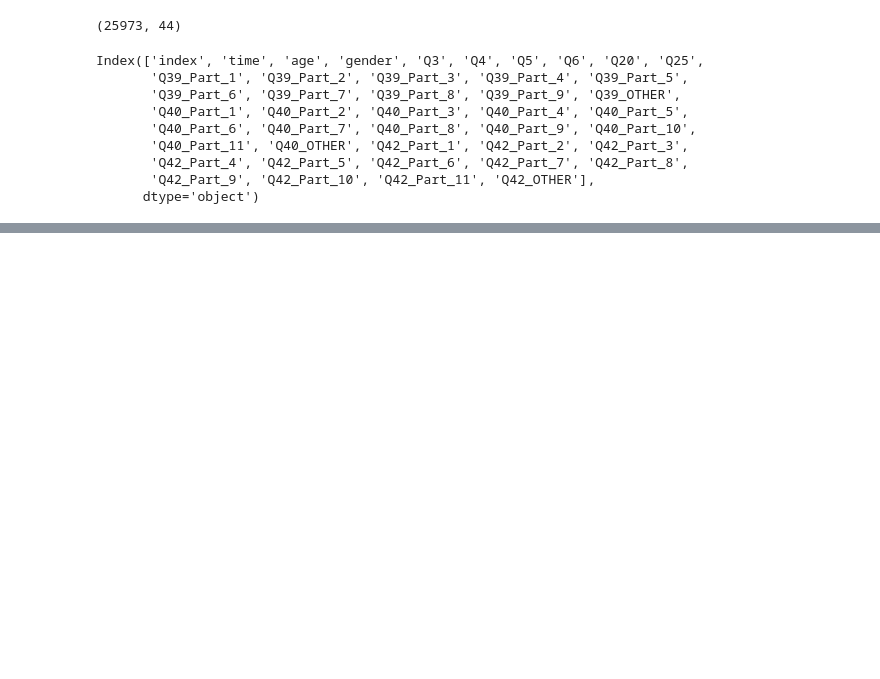
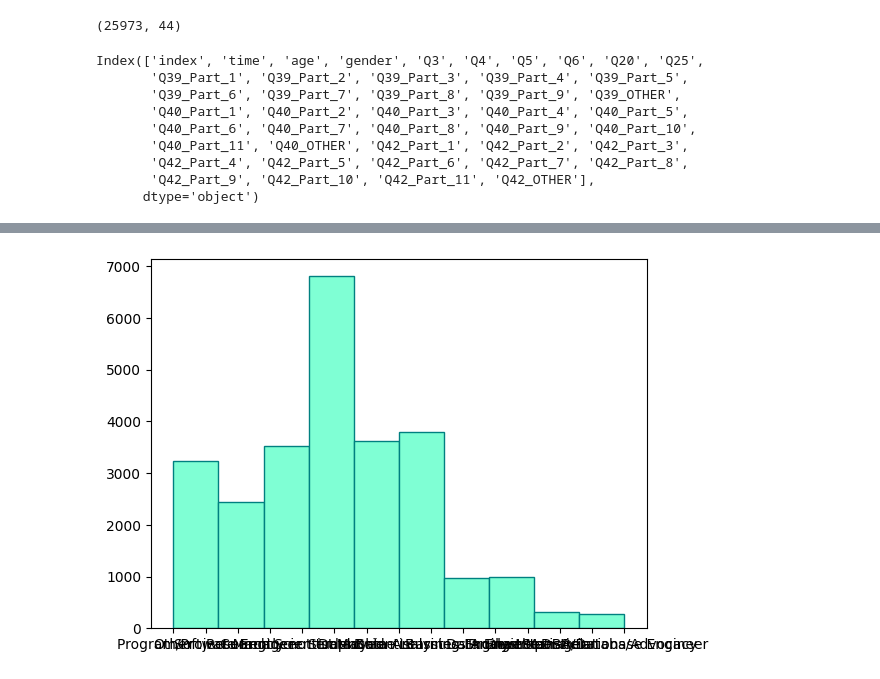
Before and after one commit to anane3373/promoE-modulo2-proyecto-equipo2-NataliaAnaIAnaGAnaS, a Jupyter notebook: filtrado_adalab.ipynb, the cells around one changed output, grey strips where cells are left out. Saved outputs shown, nothing was run; the diff lists cells and outputs as text; code cells hidden in the pictures; blank space fills up the shorter version.

```diff
--- a/filtrado_adalab.ipynb
+++ b/filtrado_adalab.ipynb
@@ -45,0 +132,4 @@ df_Marketing.rename(columns = nuevas_columnas, inplace = True)
+# %%
+plt.hist(x = df_adalab["role"], facecolor  = 'aquamarine', edgecolor = "teal" );
+# %% [output]
+[figure, added]
```
Also changed, not shown: parts of 22 cells of this notebook, 1 other file.
